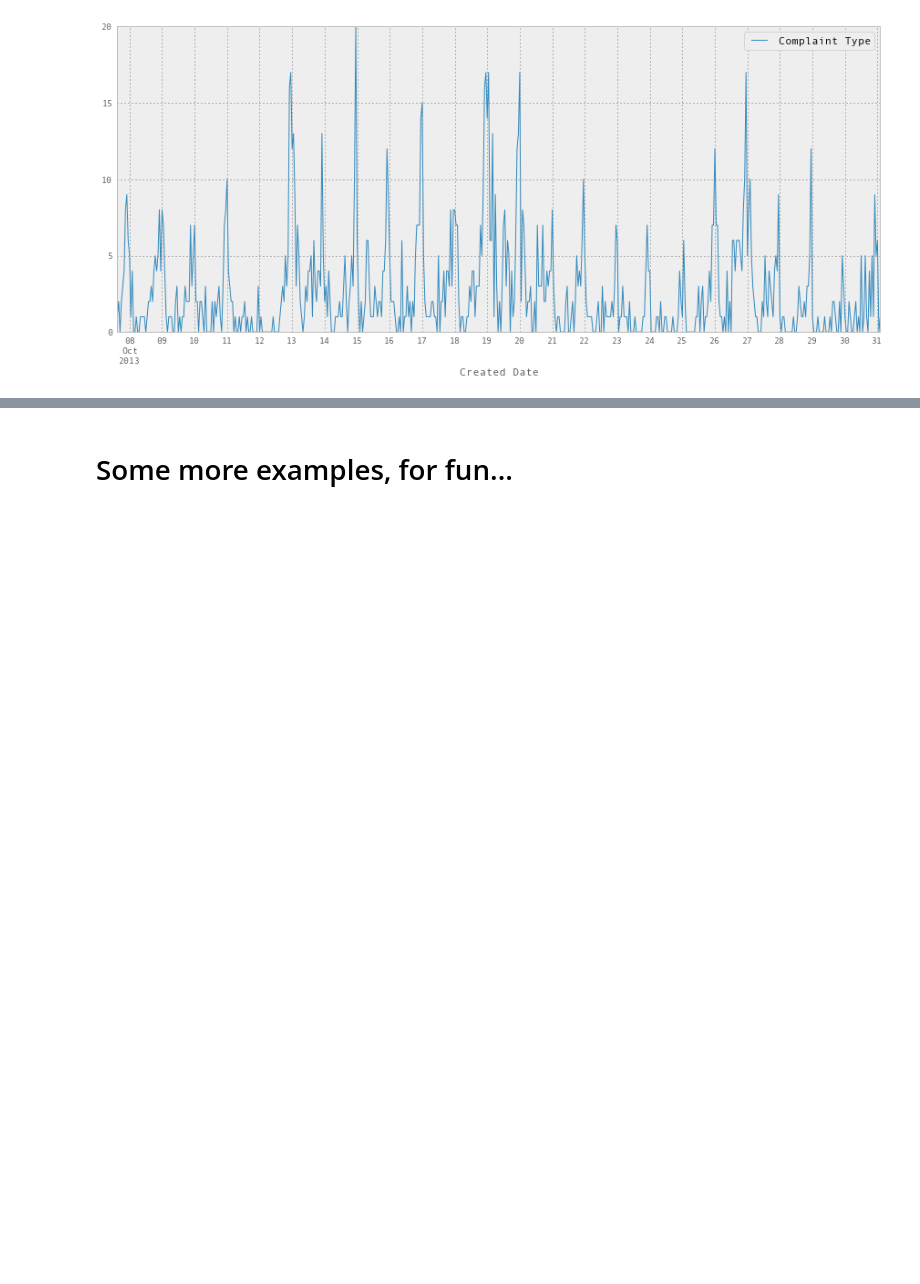
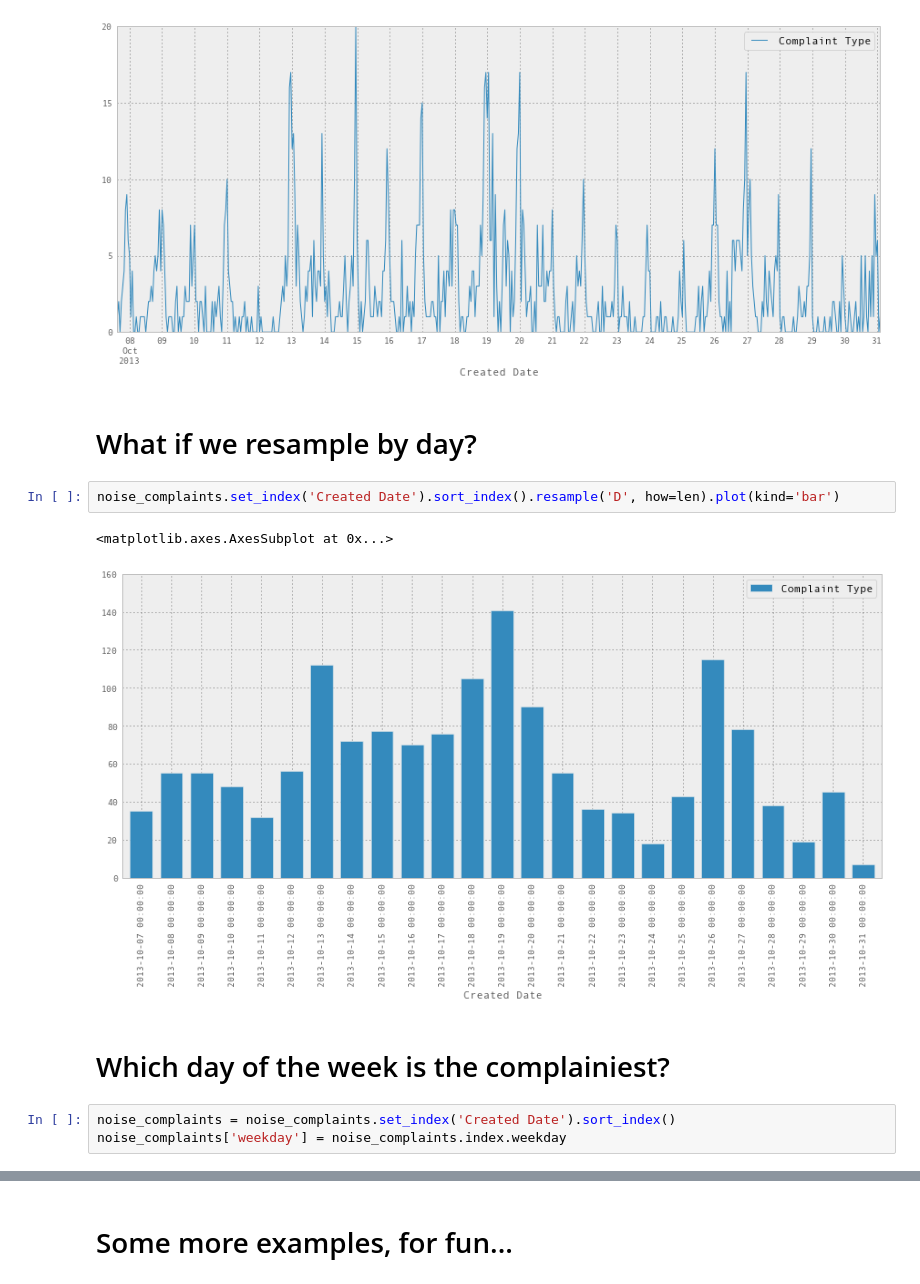
Before and after one commit to jvns/talks, a Jupyter notebook: pydatanyc2013/NYC Python talk.ipynb, the cells around one changed output, grey strips where cells are left out. Cells and saved outputs as stored; diff of their text form; blank space fills up the shorter version.

```diff
--- a/pydatanyc2013/NYC Python talk.ipynb
+++ b/pydatanyc2013/NYC Python talk.ipynb
@@ -275,3 +276,15 @@ noise_complaints.set_index('Created Date').sort_index().resample('H', how=len).p
 # %% [output]
 <matplotlib.axes.AxesSubplot at 0x...>
 [figure]
+# %% [markdown]
+# What if we resample by day?
+# %%
+noise_complaints.set_index('Created Date').sort_index().resample('D', how=len).plot(kind='bar')
+# %% [output]
+<matplotlib.axes.AxesSubplot at 0x...>
+[figure, added]
+# %% [markdown]
+# Which day of the week is the complainiest?
+# %%
+noise_complaints = noise_complaints.set_index('Created Date').sort_index()
+noise_complaints['weekday'] = noise_complaints.index.weekday
```
Also changed, not shown: parts of 5 cells of this notebook.
